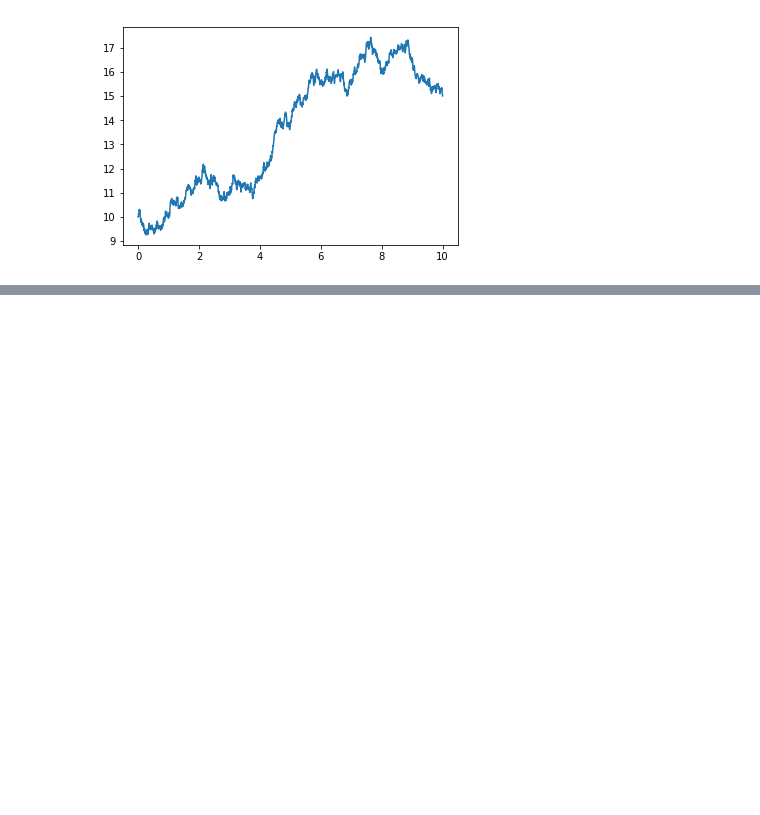
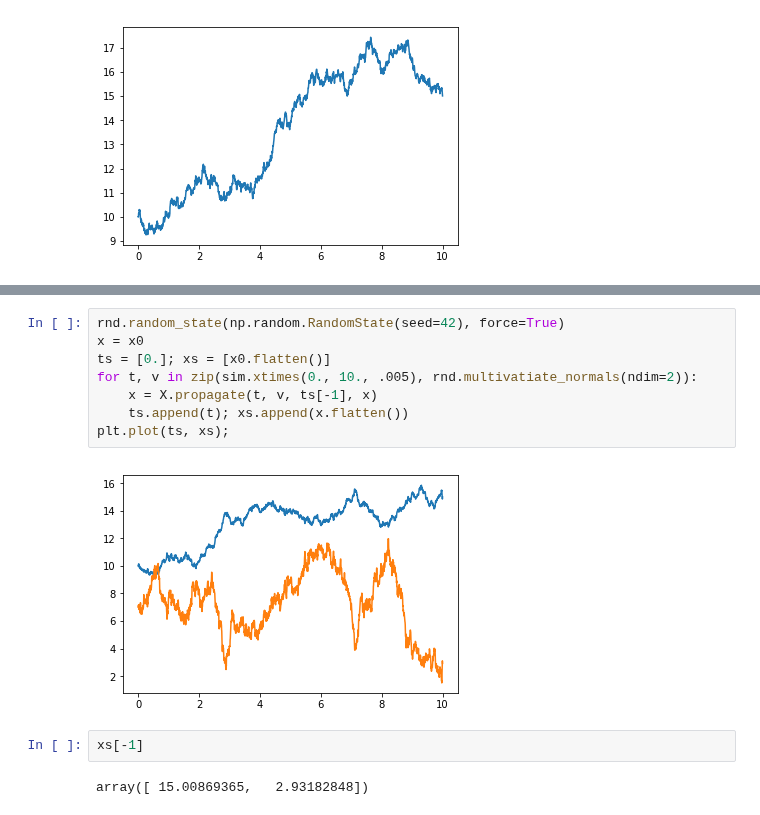
Before and after one commit to thalesians/tsa, a Jupyter notebook: src/jupyter/python/brownianbridge.ipynb, the cells around one changed output, grey strips where cells are left out. Cells and saved outputs as stored; diff of their text form; blank space fills up the shorter version.

```diff
--- a/src/jupyter/python/brownianbridge.ipynb
+++ b/src/jupyter/python/brownianbridge.ipynb
@@ -58,0 +86,14 @@ plt.plot(ts, xs);
+# %%
+rnd.random_state(np.random.RandomState(seed=42), force=True)
+x = x0
+ts = [0.]; xs = [x0.flatten()]
+for t, v in zip(sim.xtimes(0., 10., .005), rnd.multivatiate_normals(ndim=2)):
+    x = X.propagate(t, v, ts[-1], x)
+    ts.append(t); xs.append(x.flatten())
+plt.plot(ts, xs);
+# %% [output]
+[figure, added]
+# %%
+xs[-1]
+# %% [output]
+array([ 15.00869365,   2.93182848])
```
Also changed, not shown: parts of 5 cells of this notebook, 2 other files.
